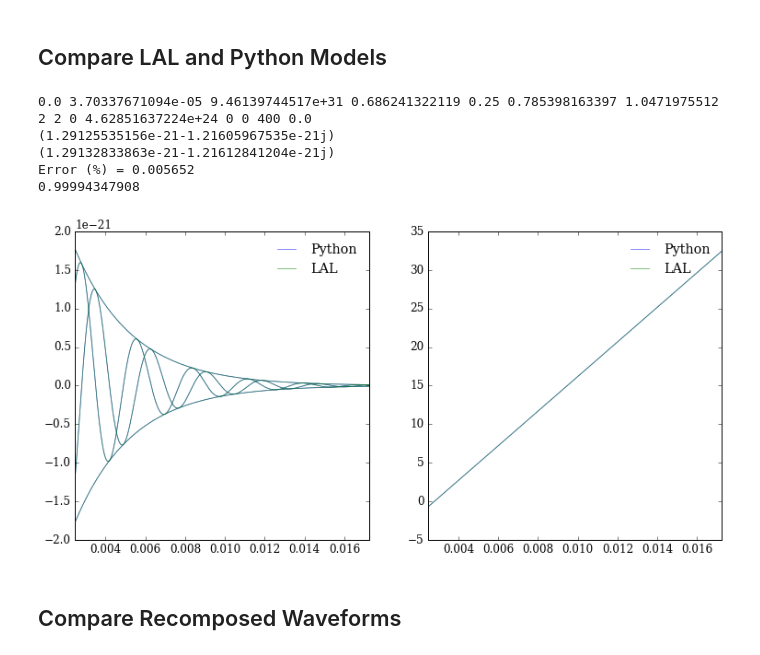
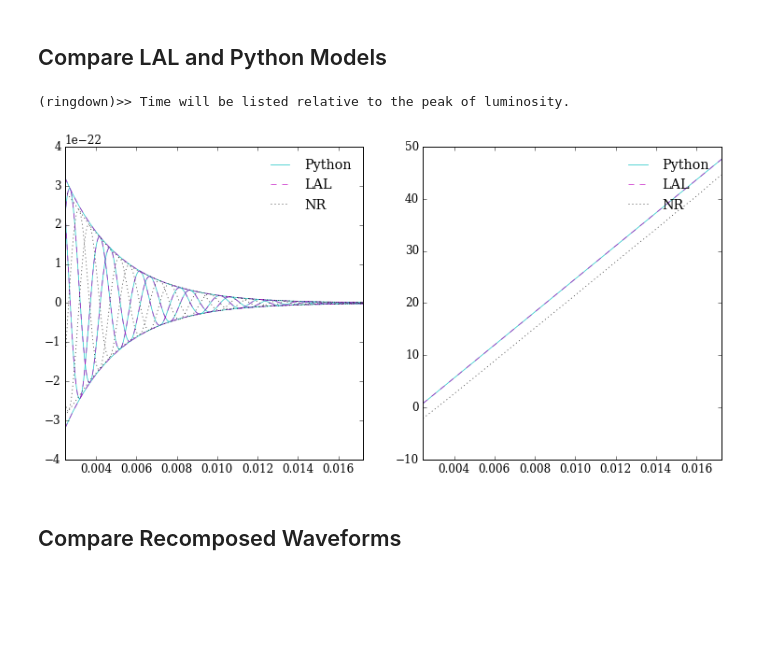
Before and after one commit to llondon6/review_ringdownFD_nikhef, a Jupyter notebook: factory/foo.ipynb, the cells around one changed output. Drawn from its saved outputs; the diff is of its cells as text; code cells hidden in the pictures; blank space fills up the shorter version.

```diff
--- a/factory/foo.ipynb
+++ b/factory/foo.ipynb
@@ -110,8 +113,8 @@ import review_ringdownFD_nikhef as review
 ## Select and Load NR Data
 # %%
 # Find simlations to load
-A = scsearch(keyword='D11_q1.00_a0.0_m240',verbose=True)
-# A = scsearch(keyword='hrq',q=2,verbose=True)
+# A = scsearch(keyword='D11_q1.00_a0.0_m240',verbose=True)
+A = scsearch(keyword='hrq',q=3,verbose=True)
 # A = scsearch(keyword='D9_q1.2_a0.0_m160',verbose=True)
 # A = scsearch(nonspinning=True,q=1.2,verbose=True,institute='gt',keyword='hrq')
 # %% [output]
@@ -124,6 +137,12 @@ A = scsearch(keyword='D11_q1.00_a0.0_m240',verbose=True)
 # Load simulation data
 a = A[0]
 # y = gwylm( a, lm=[(2,2)], verbose=True )
-y = gwylm( a, lm=[(2,2),(3,3),(3,2),(4,4),(4,3),(5,5)], verbose=True )
+# y = gwylm( a, lm=[(2,-2),(3,2),(3-2)], verbose=True )
+# y = gwylm( a, lm=[(2,2),(3,3),(3,2),(4,4),(4,3),(5,5)], verbose=True )
+# y = gwylm( a, lm=[(2,-2),(3,-3),(3,-2),(4,-4),(4,-3),(5,-5)], verbose=True )
+lm = []
+for ll,mm in [(2,2),(2,1),(3,3),(3,2),(4,4),(4,3),(5,5)]:
+    lm += [ (ll,mm), (ll,-mm) ]
+y = gwylm( a, lm=lm, verbose=True )
 # %% [output]
 (gwylm)>> Found dt (=0.15) keyword.
@@ -569,66 +538,74 @@ LAL:     (0.999307650351+0j)
 # %% [markdown]
 ## Compare LAL and Python Models
+# %%
+inclination = pi/3
+phi_ref = 0 # pi/3
 # %%
 
 #
-l,m,n = 2,2,0
+l,m,n = 3,3,0
+
 
 #
-# pyh = ns.meval_mode(l,m,n,eta)(t_code)
+yrd = y.ringdown(T0=10,use_peak_strain=False,verbose=True)
+
+# #
 pyh = physh( ns.meval_mode(l,m,n,eta)(t_code), M_Sol, D_Mpc ) * slm(xf,l,m,n,inclination,phi_ref)
+lah_raw = lalsim.SimRingdownGenerateSingleModeMMRDNS_time( 0.0, deltaT,Mf,xf,eta,inclination,phi_ref,l,m,n,D,0,0,len(t_code), physt(0,M_Sol) )
+lah = lah_raw.data.data
+nrh = physh( yrd.lm[l,m]['strain'].y.copy(), M_Sol, D_Mpc ) * ( sYlm(-2,l,m,inclination,phi_ref)[0])
+
+
 # pyh = physh( ns.meval_mode(l,m,n,eta)(t_code), M_Sol, D_Mpc )
+# lah_raw = lalsim.SimRingdownGenerateSingleBareModeMMRDNS_time( 0.0, deltaT,Mf,xf,eta,l,m,n,D,0,0,len(t_code), physt(0,M_Sol) )
+# lah = lah_raw.data.data
+# nrh = physh( yrd.lm[l,m]['strain'].y.copy(), M_Sol, D_Mpc )
 
-# No spheroidal harmonic scaling used here
-lah_raw = lalsim.SimRingdownGenerateSingleModeMMRDNS_time( 0.0, deltaT,Mf,xf,eta,inclination,phi_ref,l,m,n,D,0,0,len(t_code), physt(0,M_Sol) )
-print 0.0, deltaT,Mf,xf,eta,inclination,phi_ref,l,m,n,D,0,0,len(t_code), physt(0,M_Sol)
-# lah_raw = lalsim.SimRingdownGenerateSingleBareModeMMRDNS_time( 0.0, deltaT,Mf,xf,eta,l,m,n,D,0,0,len(t_code), physt(0,M_Sol) )
-lah = lah_raw.data.data
+# Check that +m and -m have the same amplitude
+# yrd.lm[l,m]['strain'].plot( ref_gwf = yrd.lm[l,-m]['strain'] )
 
 #
 t = physt(t_code,M_Sol)
 
 #
 fig = figure( figsize = 6*array([2.1,1]) )
 
 #
 def plotc(t, c,color='k',alpha=1,label=None,linestyle='-'):
     #
     subplot(1,2,1)
-    alpha = 0.6
+    alpha = 0.8
     plot( t, c.real, color = color, alpha=alpha, label=label,linestyle=linestyle )
     plot( t, c.imag, color = color, alpha=alpha,linestyle=linestyle )
     plot( t, abs(c), color = color, alpha=alpha,linestyle=linestyle )
     plot( t,-abs(c), color = color, alpha=alpha,linestyle=linestyle )
     xlim( lim(t) )
     legend( frameon=False )
     #
     subplot(1,2,2)
-    alpha = 0.6
+    alpha = 0.8
     plot( t, unwrap(angle(c)), color = color, alpha=alpha, label=label,linestyle=linestyle )
     xlim( lim(t) )
     legend( frameon=False )
 
 
-plotc( t, pyh, color='b', label = 'Python',linestyle='-' )
-plotc( t, lah, color='g', label = 'LAL',linestyle='-' )
+plotc( t, pyh, color='c', label = 'Python',linestyle='-' )
+plotc( t, lah, color='m', label = 'LAL',linestyle='--' )
+plotc( t, nrh, color='k', label='NR', linestyle=':' )
 
 
 # print abs(pyh[0])/abs(lah[0])
 # from nrutils.core.units import __physical_constants__
 # print __physical_constants__['mass_sun_secs']
 # print lal.MTSUN_SI/lal.MSUN_SI
 
-print pyh[0]
-print lah[0]
-print 'Error (%%) = %f' % ( 100*average( abs(pyh-lah)[0]/abs(lah)[0] ) )
-print abs(pyh[0]/lah[0])
+# print pyh[0]
+# print lah[0]
+# print 'Error (%%) = %f' % ( 100*average( abs(pyh-lah)[0]/abs(lah)[0] ) )
+# print abs(pyh[0]/lah[0])
 # %% [output]
-0.0 3.70337671094e-05 9.46139744517e+31 0.686241322119 0.25 0.785398163397 1.0471975512 2 2 0 4.62851637224e+24 0 0 400 0.0
-(1.29125535156e-21-1.21605967535e-21j)
-(1.29132833863e-21-1.21612841204e-21j)
-Error (%) = 0.005652
-0.99994347908
+(ringdown)>> Time will be listed relative to the peak of luminosity.
-[figure, old version]
+[figure, new version]
 # %% [markdown]
 ## Compare Recomposed Waveforms
 # %%
```
Also changed, not shown: parts of 18 cells of this notebook, 3 other files.
